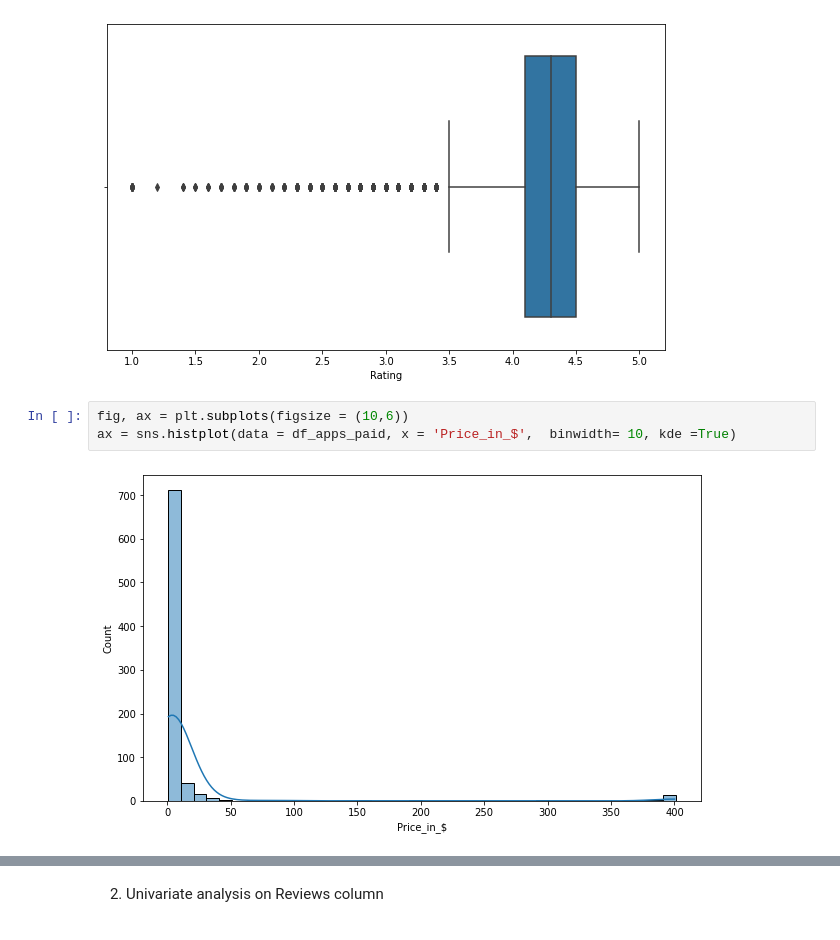
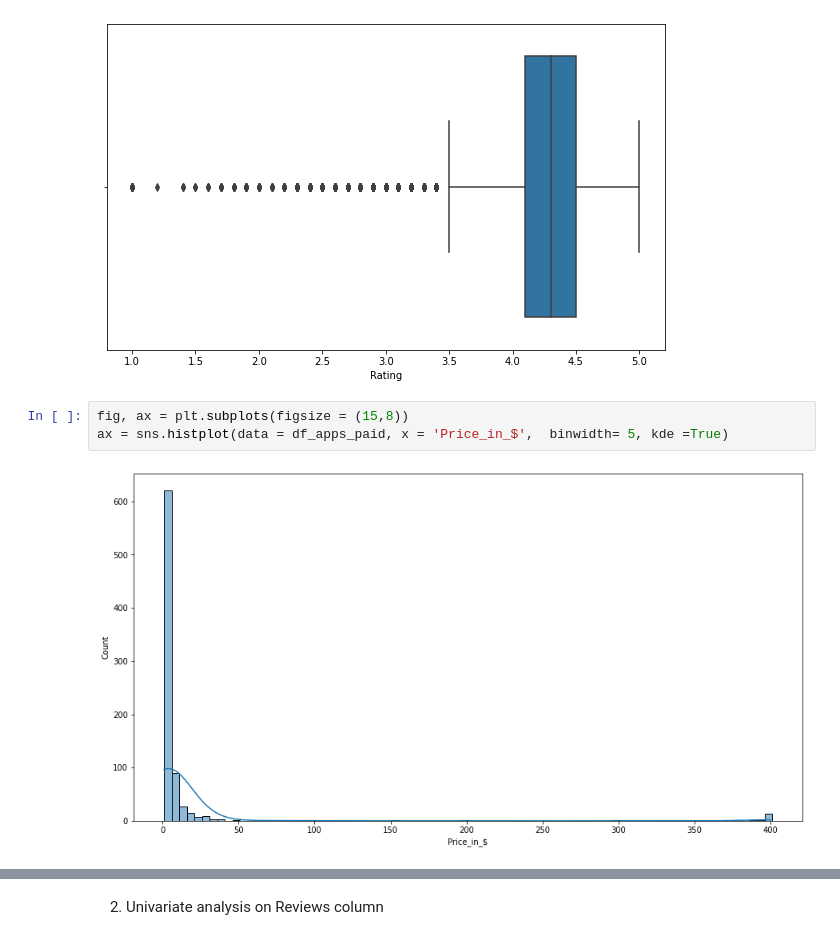
Before and after one commit to ganathetechie/AlmaBetter-Capstone-Project-1, a Jupyter notebook: Play_Store_App_Review_Analysis_Capstone_Project.ipynb, the cells around one changed output, grey strips where cells are left out. Saved outputs shown, nothing was run; the diff lists cells and outputs as text.

```diff
--- a/Play_Store_App_Review_Analysis_Capstone_Project.ipynb
+++ b/Play_Store_App_Review_Analysis_Capstone_Project.ipynb
@@ -600,7 +600,7 @@ ax = sns.boxplot(x = df_apps.Rating)
 # %% [output]
 [figure]
 # %%
-fig, ax = plt.subplots(figsize = (10,6))
-ax = sns.histplot(data = df_apps_paid, x = 'Price_in_$',  binwidth= 10, kde =True)
+fig, ax = plt.subplots(figsize = (15,8))
+ax = sns.histplot(data = df_apps_paid, x = 'Price_in_$',  binwidth= 5, kde =True)
 # %% [output]
-[figure, old version]
+[figure, new version]
```
Also changed, not shown: parts of 5 cells of this notebook.
